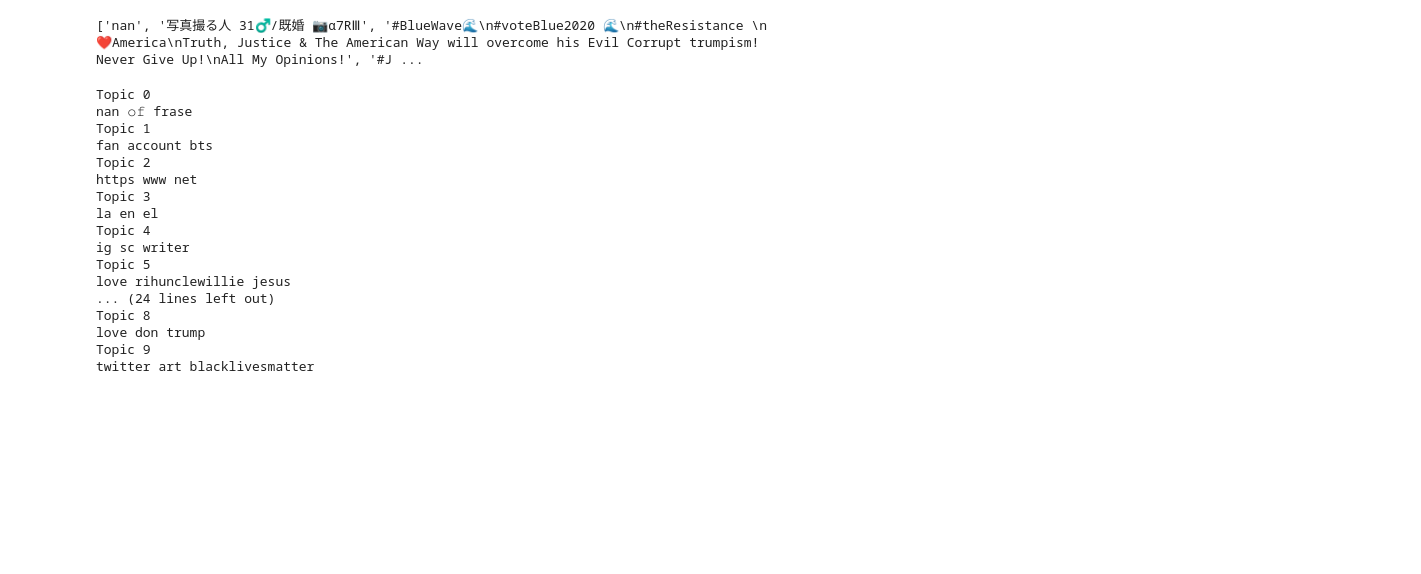
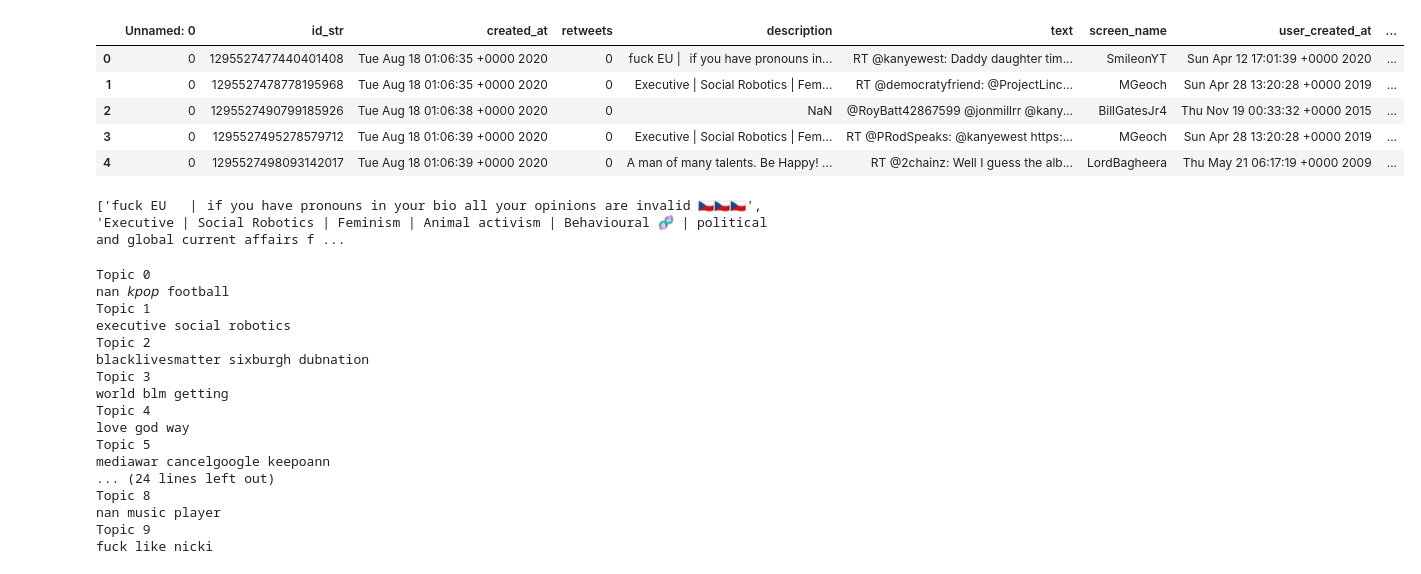
Before and after one commit to stoltzmaniac/twitter_topic_modeling, a Jupyter notebook: twitter_topic_modeling/notebooks/01-EDA.ipynb, the cells around one changed output. Saved outputs shown, nothing was run; the diff lists cells and outputs as text; code cells hidden in the pictures; blank space fills up the shorter version.

```diff
--- a/twitter_topic_modeling/notebooks/01-EDA.ipynb
+++ b/twitter_topic_modeling/notebooks/01-EDA.ipynb
@@ -5,5 +5,6 @@ import pandas as pd
 from sklearn.feature_extraction.text import TfidfVectorizer, CountVectorizer
 from sklearn.decomposition import NMF, LatentDirichletAllocation
 # %%
-data = pd.concat(map(pd.read_csv, glob.glob(os.path.join('../data/raw/', "*.csv"))))
-data.head()
+tweet_subject = 'kanyewest'
+
+all_files = glob.glob(os.path.join(f'../data/raw/{tweet_subject}', "*.csv"))
@@ -17,8 +11,21 @@ data.head()
+# %%
+data = pd.read_csv(all_files[0])
+for i in all_files[1:]:
+    tmp = pd.read_csv(i)
+    data = pd.concat([data, tmp])
+data.head()
+# %% [output]
+|  | Unnamed: 0 | id_str | created_at | retweets | description | text | screen_name | user_created_at | ... |
+| 0 | 0 | 1295527477440401408 | Tue Aug 18 01:06:35 +0000 2020 | 0 | fuck EU |⠀if you have pronouns in... | RT @kanyewest: Daddy daughter tim... | SmileonYT | Sun Apr 12 17:01:39 +0000 2020 | ... |
+| 1 | 0 | 1295527478778195968 | Tue Aug 18 01:06:35 +0000 2020 | 0 | Executive | Social Robotics | Fem... | RT @democratyfriend: @ProjectLinc... | MGeoch | Sun Apr 28 13:20:28 +0000 2019 | ... |
+| 2 | 0 | 1295527490799185926 | Tue Aug 18 01:06:38 +0000 2020 | 0 | NaN | @RoyBatt42867599 @jonmillrr @kany... | BillGatesJr4 | Thu Nov 19 00:33:32 +0000 2015 | ... |
+| 3 | 0 | 1295527495278579712 | Tue Aug 18 01:06:39 +0000 2020 | 0 | Executive | Social Robotics | Fem... | RT @PRodSpeaks: @kanyewest https:... | MGeoch | Sun Apr 28 13:20:28 +0000 2019 | ... |
+| 4 | 0 | 1295527498093142017 | Tue Aug 18 01:06:39 +0000 2020 | 0 | A man of many talents. Be Happy! ... | RT @2chainz: Well I guess the alb... | LordBagheera | Thu May 21 06:17:19 +0000 2009 | ... |
 # %%
 documents = data['description'].astype(str).to_list()
 print(documents)
 # %% [output]
-['nan', '写真撮る人 31♂/既婚 📷α7RⅢ', '#BlueWave🌊\n#voteBlue2020 🌊\n#theResistance \n❤America\nTruth, Justice & The American Way will overcome his Evil Corrupt trumpism! Never Give Up!\nAll My Opinions!', '#J ...
+['fuck EU   |⠀if you have pronouns in your bio all your opinions are invalid 🇨🇿🇨🇿🇨🇿', 'Executive | Social Robotics | Feminism | Animal activism | Behavioural 🧬 | political and global current affairs f ...
 # %%
 no_features = 1000
 
@@ -52,19 +59,19 @@ display_topics(nmf, tfidf_feature_names, no_top_words)
 display_topics(lda, tf_feature_names, no_top_words)
 # %% [output]
 Topic 0
-nan 𝚘𝚏 frase
+nan 𝘬𝘱𝘰𝘱 football
 Topic 1
-fan account bts
+executive social robotics
 Topic 2
-https www net
+blacklivesmatter sixburgh dubnation
 Topic 3
-la en el
+world blm getting
 Topic 4
-ig sc writer
+love god way
 Topic 5
-love rihunclewillie jesus
+mediawar cancelgoogle keepoann
 ... (24 lines left out)
 Topic 8
-love don trump
+nan music player
 Topic 9
-twitter art blacklivesmatter
+fuck like nicki
```
Also changed, not shown: parts of 1 cell of this notebook, 3 other files.
